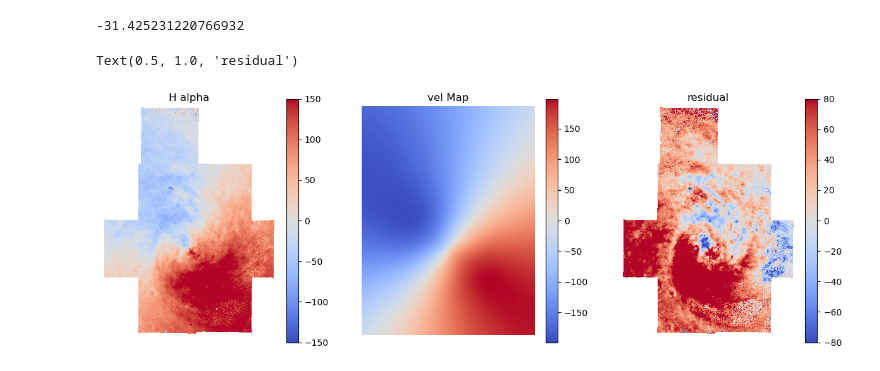
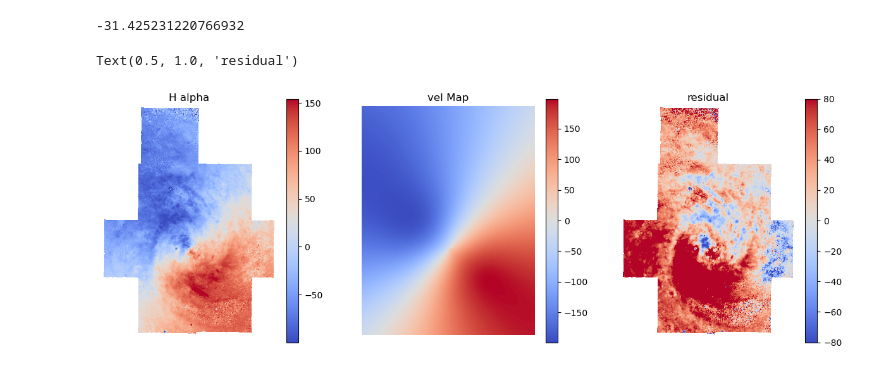
Before and after one commit to Polina-Kochergina/velocity_gradients, a Jupyter notebook: vel_grad.ipynb, the cells around one changed output. Drawn from its saved outputs; the diff is of its cells as text; code cells hidden in the pictures.

```diff
--- a/vel_grad.ipynb
+++ b/vel_grad.ipynb
@@ -87,7 +92,7 @@ print(i0, j0)
 # %% [output]
 451.21399818598 447.31895706293
 # %%
-for i in range(wcs_coord.shape[0]):
-    for j in range(wcs_coord.shape[1]):
+for i in range(distance_map.shape[0]):
+    for j in range(distance_map.shape[1]):
         # distance_map[i, j] = np.sqrt(wcs_coord[i, j, 0]**2 + wcs_coord[i, j, 1]**2)
         distance_map_pix[i, j] = np.sqrt((i-i0)**2 + (j-j0)**2)
@@ -275,31 +264,31 @@ for i in range(model_vel_map.shape[0]):
 # %%
 # Plot the model map
 plt.figure(figsize=[15, 5])
 plt.subplot(131)
 norm=simple_norm(dataHa, "linear", percent=99.)
-im = plt.imshow(dataHa-v_0, cmap='coolwarm', origin='lower', norm=norm)
+im = plt.imshow(dataHa, cmap='coolwarm', origin='lower', norm=norm)
 plt.colorbar(im)
-im.set_clim(vmin=-150, vmax=150)
+# im.set_clim(vmin=-150, vmax=150)
 plt.axis("off")
 plt.title("H alpha")
 
 plt.subplot(132)
 im = plt.imshow(model_vel_map_1, cmap='coolwarm', origin='lower')
 # im.set_clim(vmin=-80, vmax=80)
 plt.colorbar(im)
 plt.axis("off")
 plt.title("vel Map")
 
 palette = ListedColormap(['#2b3cce','#4c5fdd','#6b80e8','#8ca0f2','#b0c1f9','#d6e1ff','#ffd8ca','#f1b6a1','#e2957b','#d07356','#bd5133','#a82a11'])
 plt.subplot(133)
 resid = dataHa/np.sin(np.radians(incl)) - model_vel_map_1
-norm = simple_norm(resid, "linear", percent=95)
+norm = simple_norm(resid, "linear", percent=99)
 im = plt.imshow(resid, cmap='coolwarm', origin='lower', norm = norm)
 # im = plt.imshow(resid, cmap=palette, origin='lower', norm = norm)
 im.set_clim(vmin=-80, vmax=80)
 plt.colorbar(im)
 plt.axis("off")
 plt.title("residual")
 # %% [output]
 Text(0.5, 1.0, 'residual')
-[figure, old version]
+[figure, new version]
```
Also changed, not shown: parts of 13 cells of this notebook.
